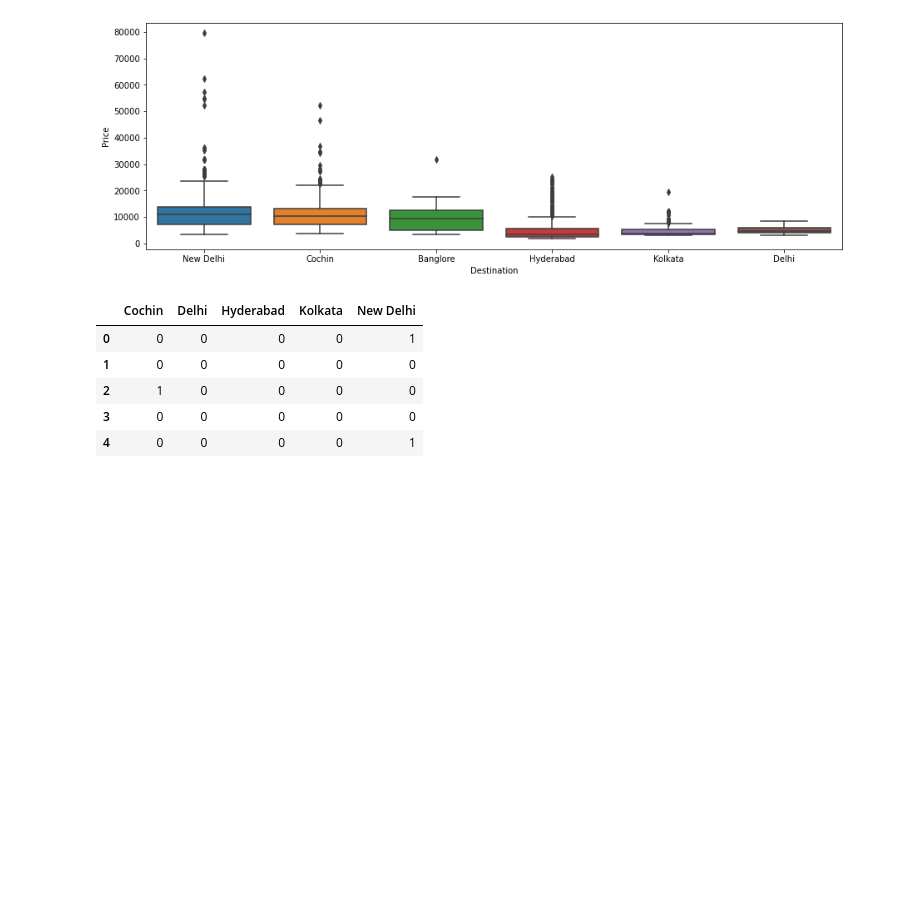
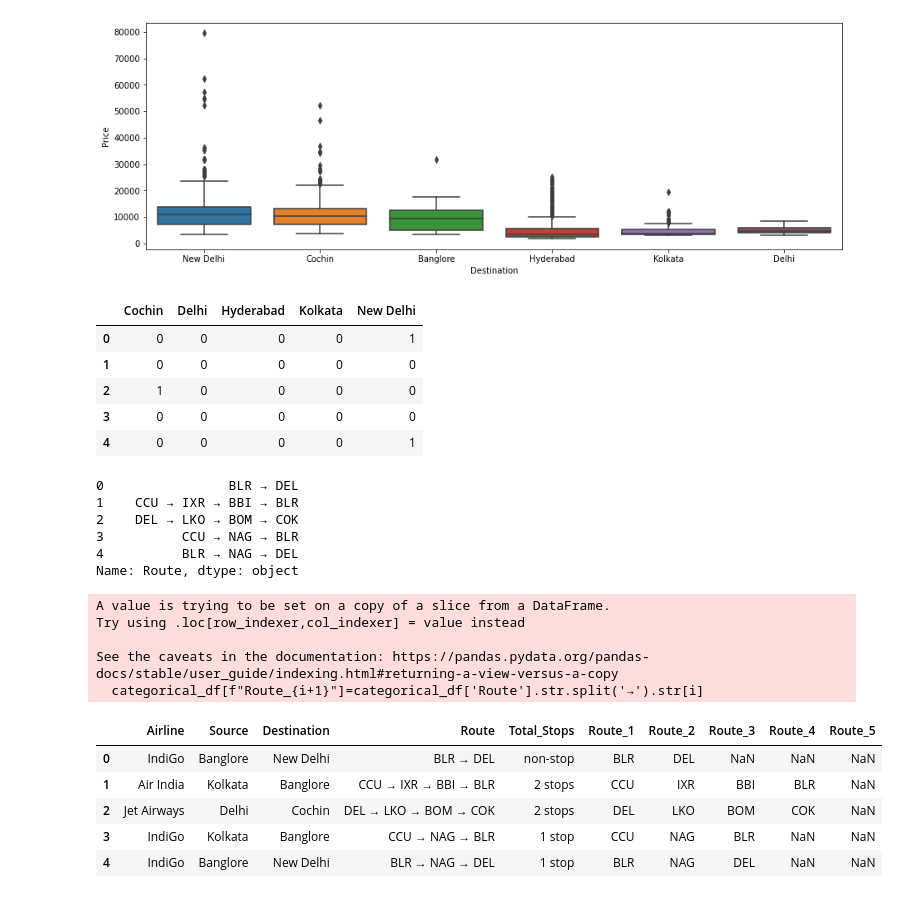
Before and after one commit to cybersaksham/Flight-Fare-Predict, a Jupyter notebook: main.ipynb, the cells around one changed output. Cells and saved outputs as stored; diff of their text form; code cells hidden in the pictures; blank space fills up the shorter version.

Commit message:
routes label encoded

```diff
--- a/main.ipynb
+++ b/main.ipynb
@@ -258,3 +258,29 @@ Destination.head()
 | 2 | 1 | 0 | 0 | 0 | 0 |
 | 3 | 0 | 0 | 0 | 0 | 0 |
 | 4 | 0 | 0 | 0 | 0 | 1 |
+# %%
+categorical_df["Route"].head()
+# %% [output]
+0                BLR → DEL
+1    CCU → IXR → BBI → BLR
+2    DEL → LKO → BOM → COK
+3          CCU → NAG → BLR
+4          BLR → NAG → DEL
+Name: Route, dtype: object
+# %%
+# Storing routes in different columns
+for i in range(5):
+    categorical_df[f"Route_{i+1}"]=categorical_df['Route'].str.split('→').str[i]
+categorical_df.head()
+# %% [output]
+A value is trying to be set on a copy of a slice from a DataFrame.
+Try using .loc[row_indexer,col_indexer] = value instead
+
+See the caveats in the documentation: https://pandas.pydata.org/pandas-docs/stable/user_guide/indexing.html#returning-a-view-versus-a-copy
+  categorical_df[f"Route_{i+1}"]=categorical_df['Route'].str.split('→').str[i]
+|  | Airline | Source | Destination | Route | Total_Stops | Route_1 | Route_2 | Route_3 | Route_4 | Route_5 |
+| 0 | IndiGo | Banglore | New Delhi | BLR → DEL | non-stop | BLR | DEL | NaN | NaN | NaN |
+| 1 | Air India | Kolkata | Banglore | CCU → IXR → BBI → BLR | 2 stops | CCU | IXR | BBI | BLR | NaN |
+| 2 | Jet Airways | Delhi | Cochin | DEL → LKO → BOM → COK | 2 stops | DEL | LKO | BOM | COK | NaN |
+| 3 | IndiGo | Kolkata | Banglore | CCU → NAG → BLR | 1 stop | CCU | NAG | BLR | NaN | NaN |
+| 4 | IndiGo | Banglore | New Delhi | BLR → NAG → DEL | 1 stop | BLR | NAG | DEL | NaN | NaN |
```
Also changed, not shown: parts of 5 cells of this notebook.
